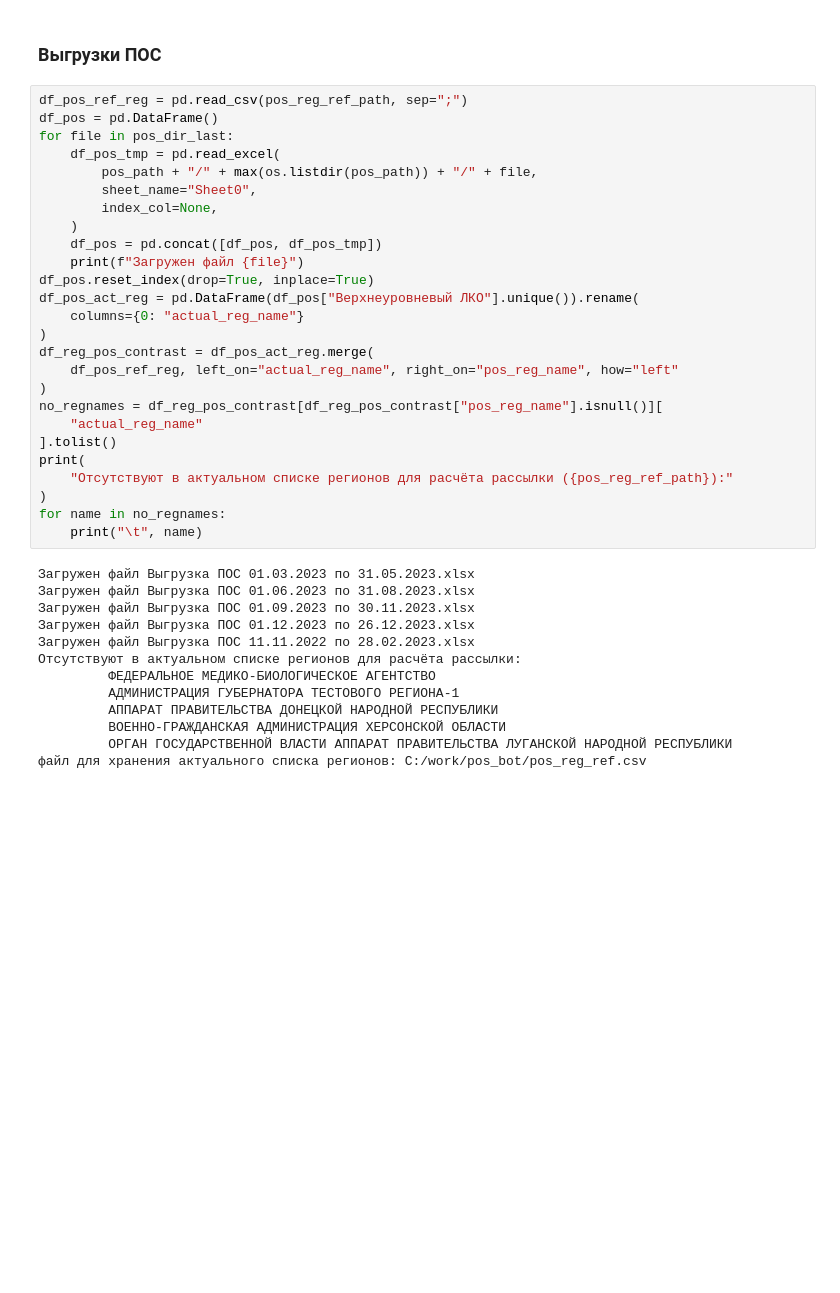
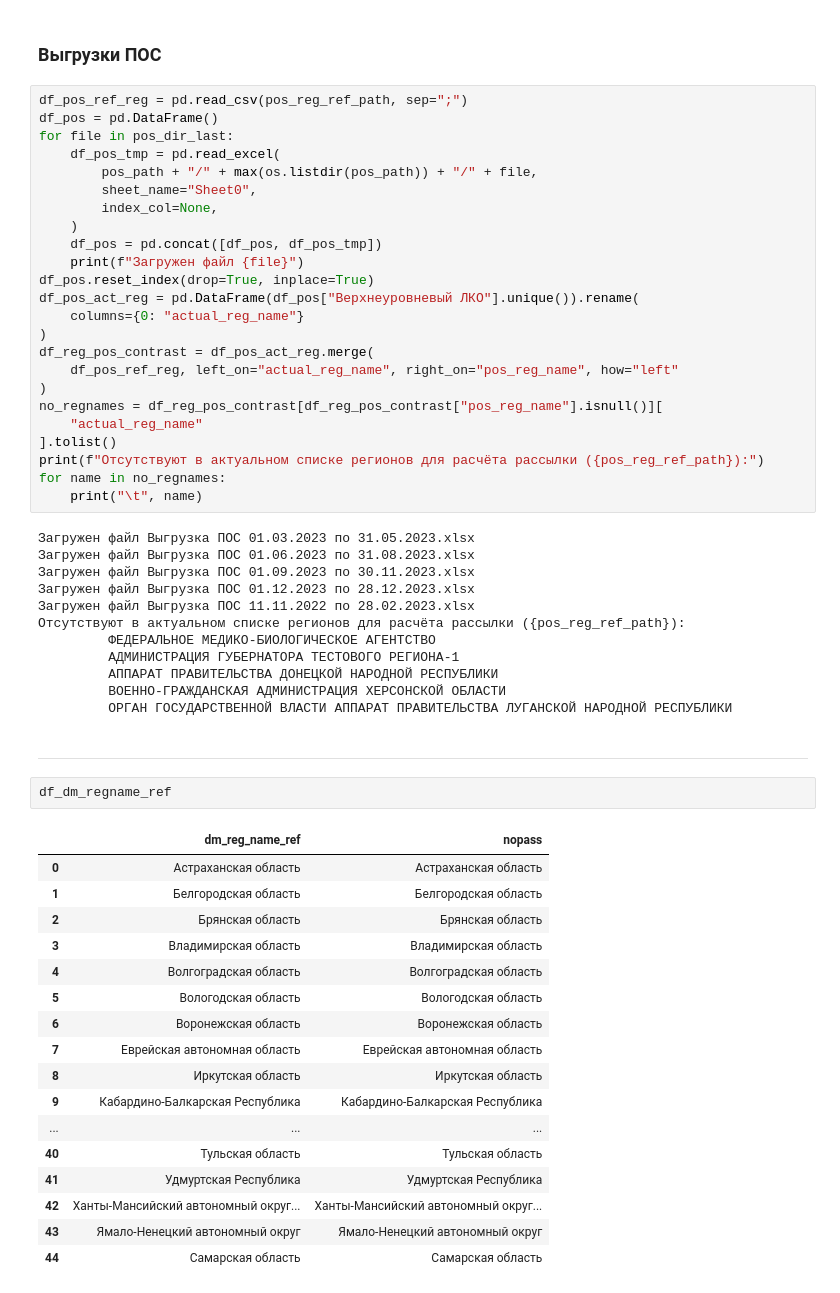
Before and after one commit to s-eremeev/eremeev, a Jupyter notebook: work/scripts/validation_tsifrimed.ipynb, the cells around one changed output. Saved outputs shown, nothing was run; the diff lists cells and outputs as text; blank space fills up the shorter version.

```diff
--- a/work/scripts/validation_tsifrimed.ipynb
+++ b/work/scripts/validation_tsifrimed.ipynb
@@ -545,21 +628,40 @@ df_reg_pos_contrast = df_pos_act_reg.merge(
 no_regnames = df_reg_pos_contrast[df_reg_pos_contrast["pos_reg_name"].isnull()][
     "actual_reg_name"
 ].tolist()
-print(
-    "Отсутствуют в актуальном списке регионов для расчёта рассылки ({pos_reg_ref_path}):"
-)
+print(f"Отсутствуют в актуальном списке регионов для расчёта рассылки ({pos_reg_ref_path}):")
 for name in no_regnames:
     print("\t", name)
 # %% [output]
 Загружен файл Выгрузка ПОС 01.03.2023 по 31.05.2023.xlsx
 Загружен файл Выгрузка ПОС 01.06.2023 по 31.08.2023.xlsx
 Загружен файл Выгрузка ПОС 01.09.2023 по 30.11.2023.xlsx
-Загружен файл Выгрузка ПОС 01.12.2023 по 26.12.2023.xlsx
+Загружен файл Выгрузка ПОС 01.12.2023 по 28.12.2023.xlsx
 Загружен файл Выгрузка ПОС 11.11.2022 по 28.02.2023.xlsx
-Отсутствуют в актуальном списке регионов для расчёта рассылки:
+Отсутствуют в актуальном списке регионов для расчёта рассылки ({pos_reg_ref_path}):
          ФЕДЕРАЛЬНОЕ МЕДИКО-БИОЛОГИЧЕСКОЕ АГЕНТСТВО
          АДМИНИСТРАЦИЯ ГУБЕРНАТОРА ТЕСТОВОГО РЕГИОНА-1
          АППАРАТ ПРАВИТЕЛЬСТВА ДОНЕЦКОЙ НАРОДНОЙ РЕСПУБЛИКИ
          ВОЕННО-ГРАЖДАНСКАЯ АДМИНИСТРАЦИЯ ХЕРСОНСКОЙ ОБЛАСТИ
          ОРГАН ГОСУДАРСТВЕННОЙ ВЛАСТИ АППАРАТ ПРАВИТЕЛЬСТВА ЛУГАНСКОЙ НАРОДНОЙ РЕСПУБЛИКИ
-файл для хранения актуального списка регионов: C:/work/pos_bot/pos_reg_ref.csv
+# %% [markdown]
+***
+# %%
+df_dm_regname_ref
+# %% [output]
+|  | dm_reg_name_ref | nopass |
+| 0 | Астраханская область | Астраханская область |
+| 1 | Белгородская область | Белгородская область |
+| 2 | Брянская область | Брянская область |
+| 3 | Владимирская область | Владимирская область |
+| 4 | Волгоградская область | Волгоградская область |
+| 5 | Вологодская область | Вологодская область |
+| 6 | Воронежская область | Воронежская область |
+| 7 | Еврейская автономная область | Еврейская автономная область |
+| 8 | Иркутская область | Иркутская область |
+| 9 | Кабардино-Балкарская Республика | Кабардино-Балкарская Республика |
+| ... | ... | ... |
+| 40 | Тульская область | Тульская область |
+| 41 | Удмуртская Республика | Удмуртская Республика |
+| 42 | Ханты-Мансийский автономный округ... | Ханты-Мансийский автономный округ... |
+| 43 | Ямало-Ненецкий автономный округ | Ямало-Ненецкий автономный округ |
+| 44 | Самарская область | Самарская область |
```
Also changed, not shown: parts of 7 cells of this notebook, 1 other file.
